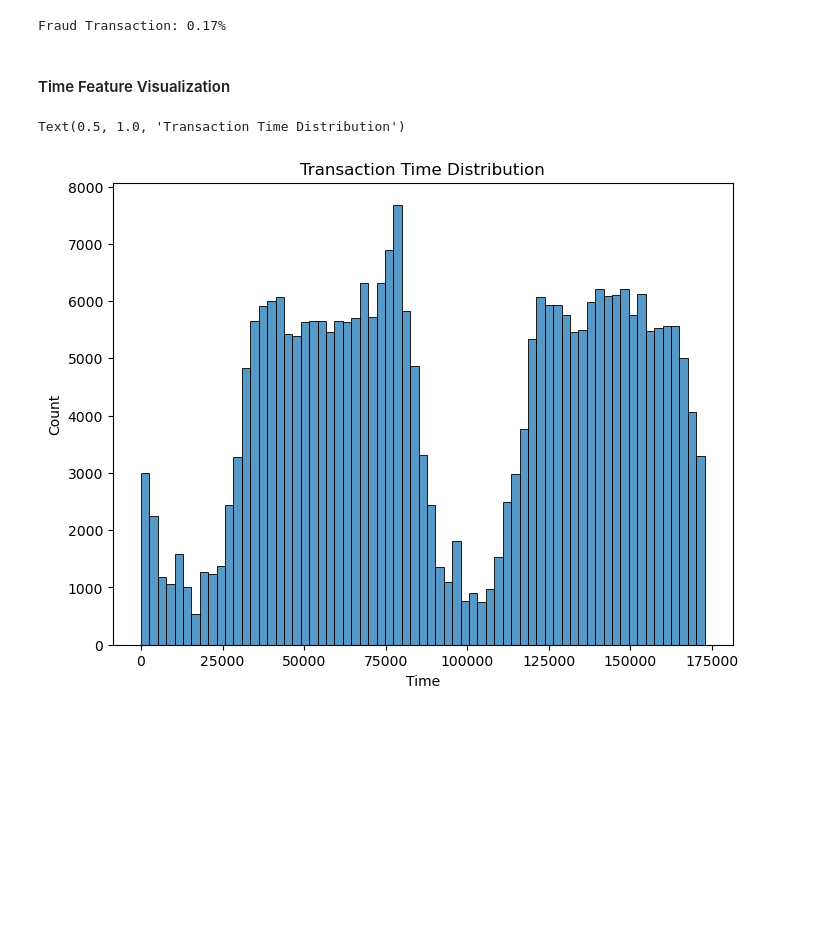
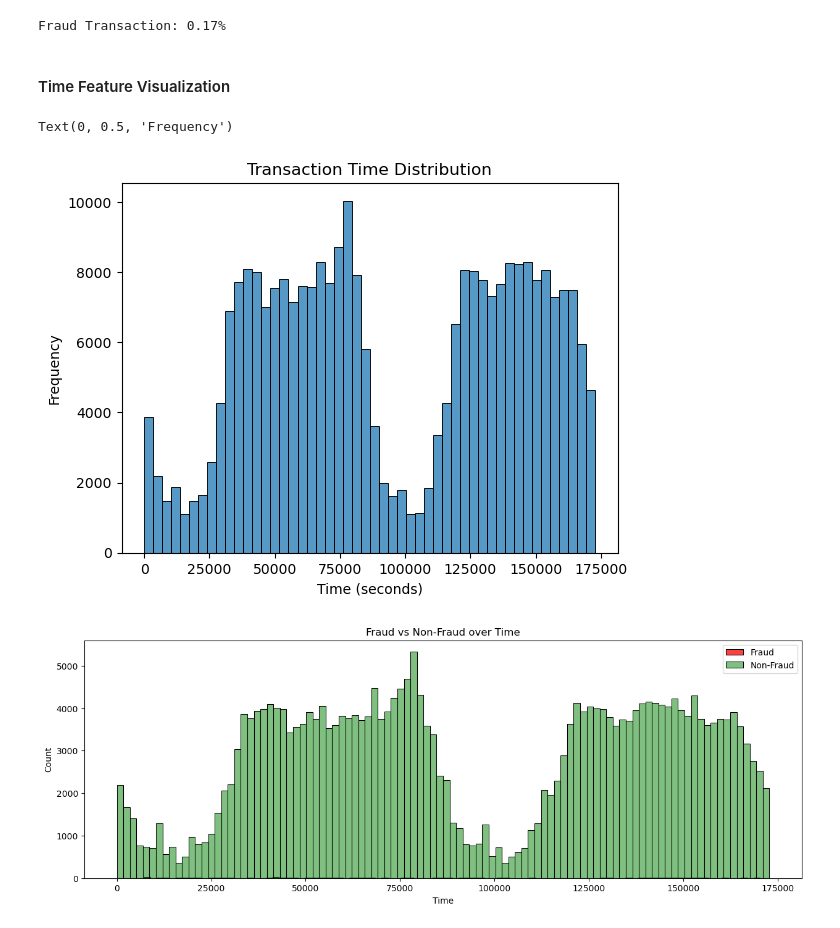
Before and after one commit to HerryTech/Machine-Learning-Projects, a Jupyter notebook: credit_card_fraud/notebook/exploration.ipynb, the cells around one changed output. Drawn from its saved outputs; the diff is of its cells as text; code cells hidden in the pictures; blank space fills up the shorter version.

```diff
--- a/credit_card_fraud/notebook/exploration.ipynb
+++ b/credit_card_fraud/notebook/exploration.ipynb
@@ -76,13 +76,23 @@ fraud_percentage = df["Class"].value_counts(normalize = True)[1] * 100
 print(f"Fraud Transaction: {fraud_percentage:.2f}%")
 # %% [output]
 Fraud Transaction: 0.17%
-# %% [markdown]
-#### Time Feature Visualization
-# %%
-# Distribution of transactions over time
-plt.figure(figsize = (8, 6))
-sns.histplot(df["Time"])
-plt.title("Transaction Time Distribution")
-# %% [output]
-Text(0.5, 1.0, 'Transaction Time Distribution')
-[figure, removed]
+# %% [markdown]
+#### Time Feature Visualization
+# %%
+# Distribution of transactions over time
+sns.histplot(df["Time"], bins = 50)
+plt.title("Transaction Time Distribution")
+plt.xlabel("Time (seconds)")
+plt.ylabel("Frequency")
+# %% [output]
+Text(0, 0.5, 'Frequency')
+[figure, added]
+# %%
+plt.figure(figsize=(15, 5))
+sns.histplot(df[df['Class'] == 1]['Time'], bins=100, color='red', label='Fraud')
+sns.histplot(df[df['Class'] == 0]['Time'], bins=100, color='green', label='Non-Fraud', alpha=0.5)
+plt.title('Fraud vs Non-Fraud over Time')
+plt.legend()
+plt.show()
+# %% [output]
+[figure, added]
```
Also changed, not shown: parts of 3 cells of this notebook.
